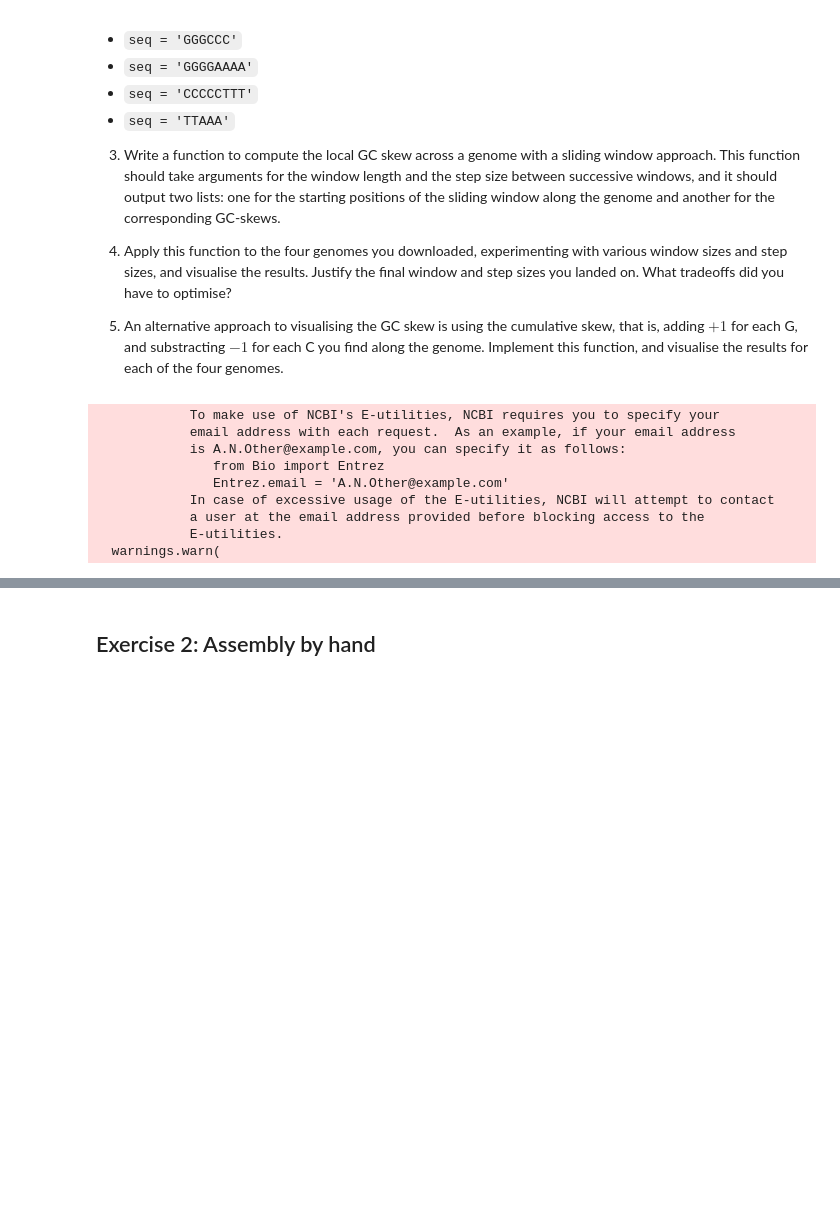
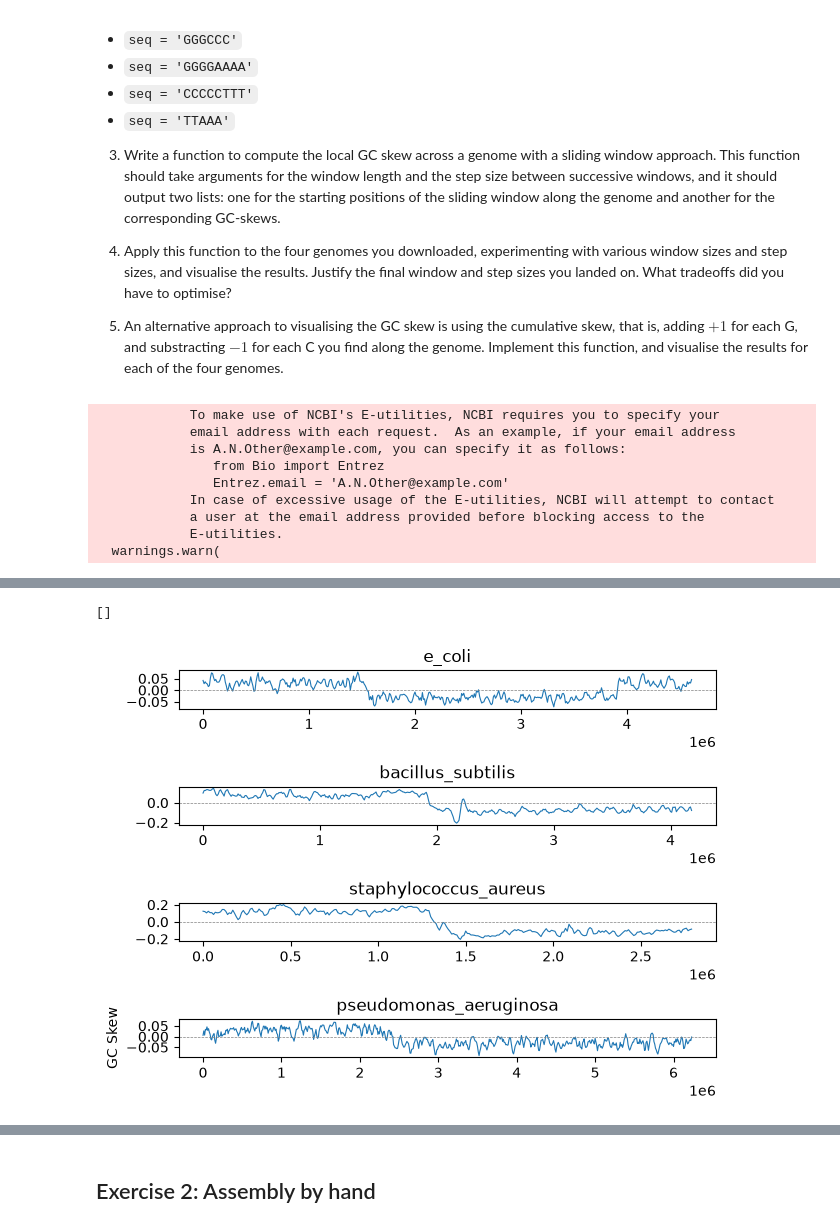
Before and after one commit to ferdedelino/BiologyUni, a Jupyter notebook: Assignment_4/Assignment_4.ipynb, the cells around one changed output, grey strips where cells are left out. Cells and saved outputs as stored; diff of their text form; code cells hidden in the pictures; blank space fills up the shorter version.

```diff
--- a/Assignment_4/Assignment_4.ipynb
+++ b/Assignment_4/Assignment_4.ipynb
@@ -56,15 +56,15 @@ An example for E. coli is given below.
 # %%
 from Bio import Entrez, SeqIO
 
-def feth_requence(refseq_id):
+def fetch_request(refseq_id):
     with Entrez.efetch(db="nucleotide", id=refseq_id, rettype="fasta", retmode="text") as handle:
         record = SeqIO.read(handle, "fasta")
     return record.seq
 
-e_coli = feth_requence("NC_000913.3")
-bacillus_subtilis = feth_requence("NC_000964.3")
-staphylococcus_aureus = feth_requence("NC_007795.1")
-pseudomonas_aeruginosa = feth_requence("NC_002516.2")
+e_coli = fetch_request("NC_000913.3")
+bacillus_subtilis = fetch_request("NC_000964.3")
+staphylococcus_aureus = fetch_request("NC_007795.1")
+pseudomonas_aeruginosa = fetch_request("NC_002516.2")
 # %% [output]
             To make use of NCBI's E-utilities, NCBI requires you to specify your
             email address with each request.  As an example, if your email address
@@ -91,0 +109,37 @@ E-Coli: -0.00
+# %%
+def sliding_gc_skew(seq: Seq, window_size, step_size):
+    start_positions = []
+    gc_skews = []
+    for start in range(0, len(seq) - window_size + 1, step_size):
+        seq.count
+        ng = seq[start : start + window_size].count("G")
+        nc = seq[start : start + window_size].count("C")
+        start_positions.append(start)
+        if ng + nc == 0:
+            gc_skews.append(0)
+        else:
+            gc_skews.append((ng - nc) / (ng + nc))
+    return start_positions, gc_skews
+# %%
+import matplotlib.pyplot as plt
+
+window_size = 30_000
+step_size = 10_000
+
+genomes = [e_coli, bacillus_subtilis, staphylococcus_aureus, pseudomonas_aeruginosa]
+names = ["e_coli", "bacillus_subtilis", "staphylococcus_aureus", "pseudomonas_aeruginosa"]
+fig, axes = plt.subplots(len(genomes), 1)
+for i in range(len(genomes)):
+    ax = axes[i]
+    seq = genomes[i]
+    name = names[i]
+    start_pos, gc_skew = sliding_gc_skew(seq, window_size, step_size)
+    ax.plot(start_pos, gc_skew, lw=0.8)
+    ax.axhline(0, color="gray", lw=0.5, ls="--")
+    ax.set_title(name)
+plt.ylabel("GC Skew")
+fig.tight_layout()
+plt.plot()
+# %% [output]
+[]
+[figure, added]
```
Also changed, not shown: parts of 3 cells of this notebook.
